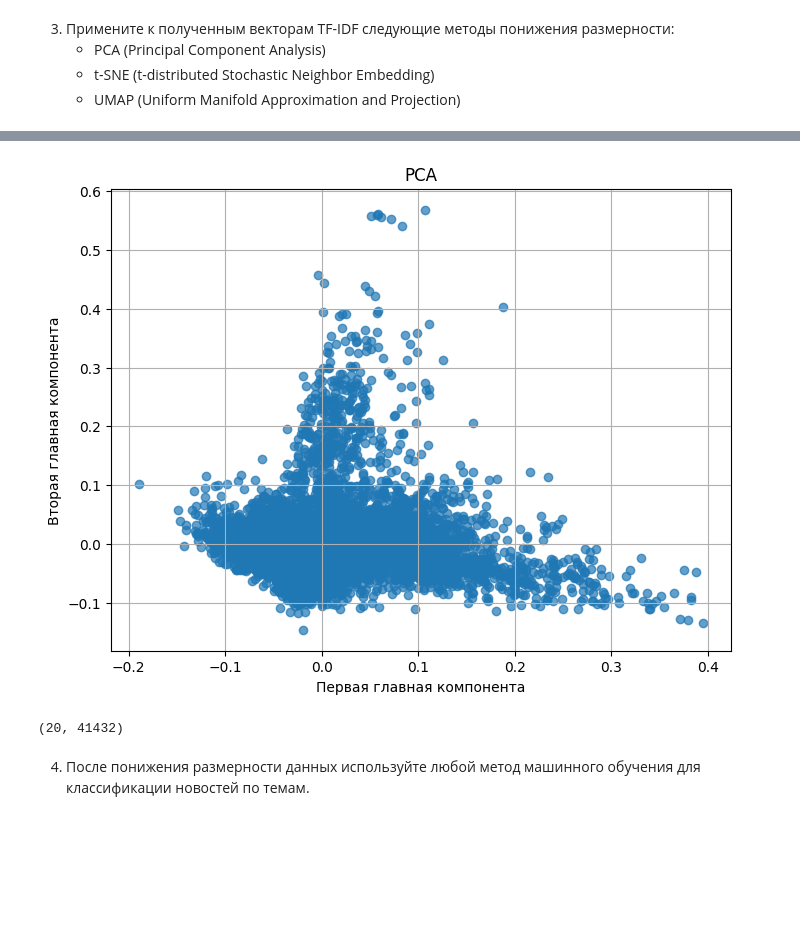
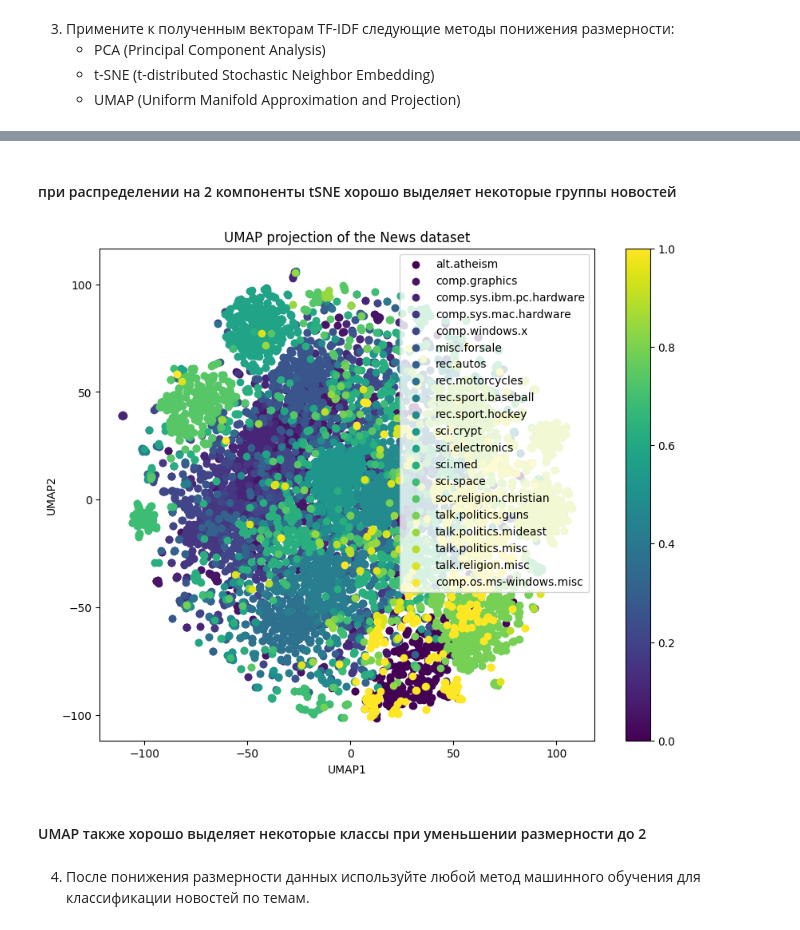
Before and after one commit to Rusttm/DSprojects, a Jupyter notebook: EDA/lesson9/seminar9_DZ.ipynb, the cells around one changed output, grey strips where cells are left out. Drawn from its saved outputs; the diff is of its cells as text; code cells hidden in the pictures; blank space fills up the shorter version.

```diff
--- a/EDA/lesson9/seminar9_DZ.ipynb
+++ b/EDA/lesson9/seminar9_DZ.ipynb
@@ -96,7 +96,7 @@ data_train.data[1:5]
 from sklearn.feature_extraction.text import TfidfTransformer, TfidfVectorizer
 vectorizer = TfidfVectorizer(max_df=0.5, min_df=2, stop_words='english', use_idf=True)
 X_train = vectorizer.fit_transform(data_train.data)
-X_test = vectorizer.fit_transform(data_test.data)
+X_test = vectorizer.transform(data_test.data)
 # %%
 X_train.shape
 # %% [output]
@@ -160,19 +212,28 @@ KeyboardInterrupt:
-# %%
-# визуализация результатов
-plt.figure(figsize=(8, 6))
-plt.scatter(X_train_pca[:, 0], X_train_pca[:, 1], alpha=0.7)
-plt.xlabel('Первая главная компонента')
-plt.ylabel('Вторая главная компонента')
-plt.title('PCA')
-plt.grid(True)
-plt.show()
-
-# вывод влияния признаков на компоненты
-components = pca.components_
-print(components.shape)
-# %% [output]
-[figure, removed]
-(20, 41432)
+# %% [markdown]
+#### при распределении на 2 компоненты tSNE хорошо выделяет некоторые группы новостей
+# %%
+# уменьшение размерности с помощью UMAP
+from umap import UMAP
+umap = UMAP(n_components=n_components)
+X_train_umap = umap.fit_transform(X_train)
+X_test_umap = umap.transform(X_test)
+# umap.plot.points(X_umap, labels=df['labels'])
+# Визуализация
+plt.figure(figsize=(10, 8))
+for cat, color in color_dict.items():
+    idx = [ c == cat for c in y_train_cat]
+    plt.scatter(X_train_tsne[idx, 0], X_train_tsne[idx, 1], c=[color], label=cat)
+# plt.scatter(X_train_umap[:, 0], X_umap[:, 1], c=df['label'], cmap='viridis', s=5)
+plt.colorbar()
+plt.title('UMAP projection of the News dataset')
+plt.xlabel('UMAP1')
+plt.ylabel('UMAP2')
+plt.legend()
+plt.show()
+# %% [output]
+[figure, added]
+# %% [markdown]
+#### UMAP также хорошо выделяет некоторые классы при уменьшении размерности до 2
 # %% [markdown]
 4. После понижения размерности данных используйте любой метод машинного обучения для классификации новостей по темам.
 # %%
```
Also changed, not shown: parts of 25 cells of this notebook, 3 other files.
